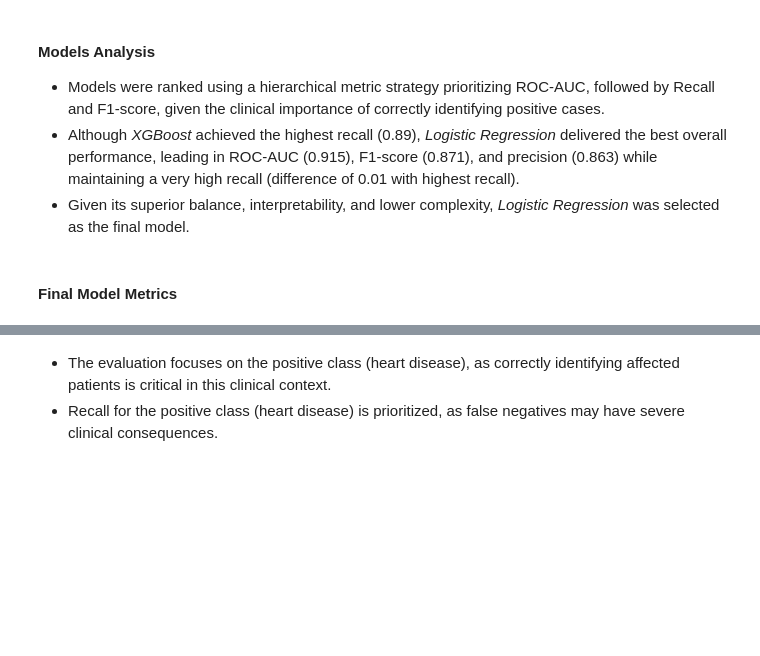
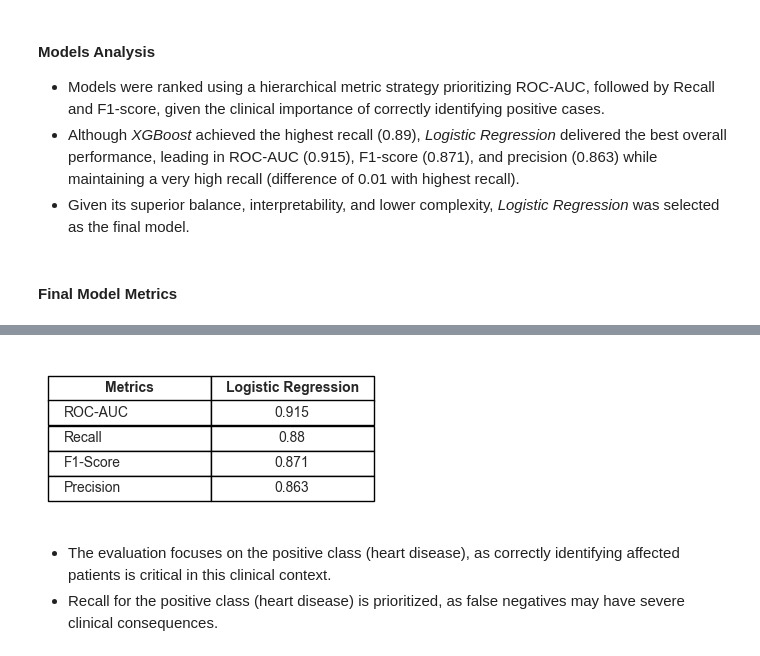
Before and after one commit to biotechwithdata/REPO, a Jupyter notebook: heart_disease_risk_analysis.ipynb, the cells around one changed output, grey strips where cells are left out. Drawn from its saved outputs; the diff is of its cells as text; code cells hidden in the pictures; blank space fills up the shorter version.

```diff
--- a/heart_disease_risk_analysis.ipynb
+++ b/heart_disease_risk_analysis.ipynb
@@ -1032,3 +1047,33 @@ weighted avg       0.86      0.86      0.86       181
+# %%
+fig, ax = plt.subplots(figsize=(3.5,2))
+
+ax.axis("tight")
+ax.axis("off")
+
+table = ax.table(
+    cellText=report_best_model.round(3).values,
+    colLabels=report_best_model.columns,
+    loc="center",
+    cellLoc="center"
+)
+
+for (row, col), cell in table.get_celld().items():
+    if row == 0:
+        cell.set_text_props(weight="bold",
+                            ha="center")
+    elif col == 0:
+        cell.set_text_props(ha="left")
+    else:
+        cell.set_text_props(ha="center")
+
+table.auto_set_font_size(False)
+table.set_fontsize(10)
+table.scale(1.2, 1.5)
+
+plt.savefig("model_metrics.png", bbox_inches='tight', dpi=300)
+plt.show()
+# %% [output]
+[figure, added]
 # %% [markdown]
 - The evaluation focuses on the positive class (heart disease), as correctly identifying affected patients is critical in this clinical context.
 - Recall for the positive class (heart disease) is prioritized, as false negatives may have severe clinical consequences.
```
Also changed, not shown: parts of 25 cells of this notebook, 5 other files.
